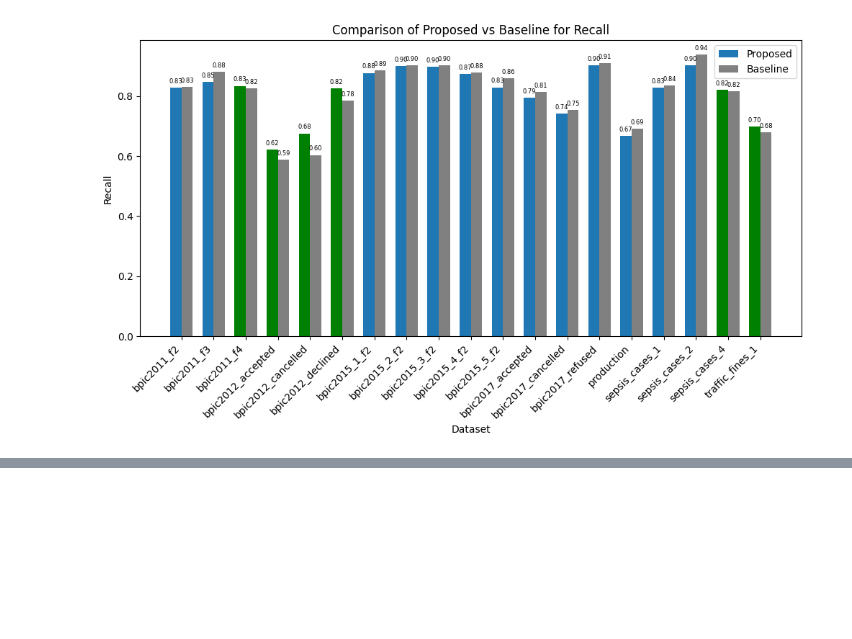
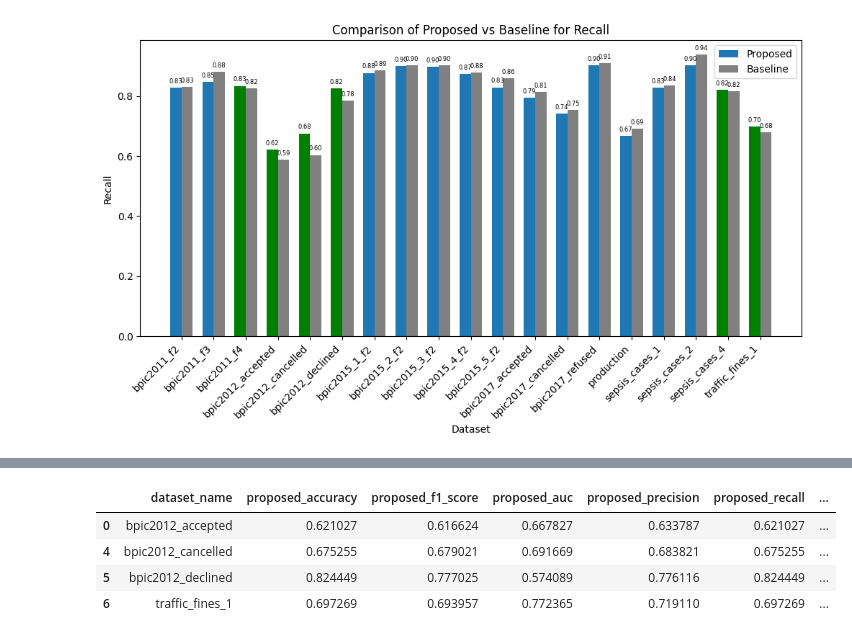
Before and after one commit to zahradbozorgi/JITCat, a Jupyter notebook: JITL/visualise_results.ipynb, the cells around one changed output, grey strips where cells are left out. Saved outputs shown, nothing was run; the diff lists cells and outputs as text; code cells hidden in the pictures; blank space fills up the shorter version.

```diff
--- a/JITL/visualise_results.ipynb
+++ b/JITL/visualise_results.ipynb
@@ -329,0 +347,10 @@ Imbalance file loaded successfully.
+# %%
+df3 = pd.read_csv('results_metrics.csv')
+df3 = df3[df3["dataset_name"].isin(["bpic2012_accepted", "bpic2012_cancelled", "bpic2012_declined", "traffic_fines_1"])]
+df3
+# %% [output]
+|  | dataset_name | proposed_accuracy | proposed_f1_score | proposed_auc | proposed_precision | proposed_recall | ... |
+| 0 | bpic2012_accepted | 0.621027 | 0.616624 | 0.667827 | 0.633787 | 0.621027 | ... |
+| 4 | bpic2012_cancelled | 0.675255 | 0.679021 | 0.691669 | 0.683821 | 0.675255 | ... |
+| 5 | bpic2012_declined | 0.824449 | 0.777025 | 0.574089 | 0.776116 | 0.824449 | ... |
+| 6 | traffic_fines_1 | 0.697269 | 0.693957 | 0.772365 | 0.719110 | 0.697269 | ... |
```
Also changed, not shown: parts of 17 cells of this notebook.
